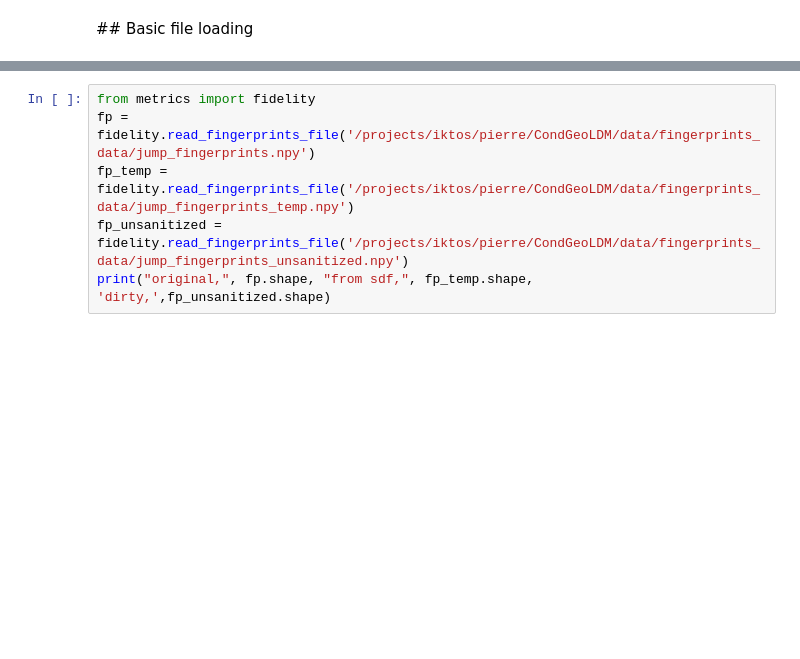
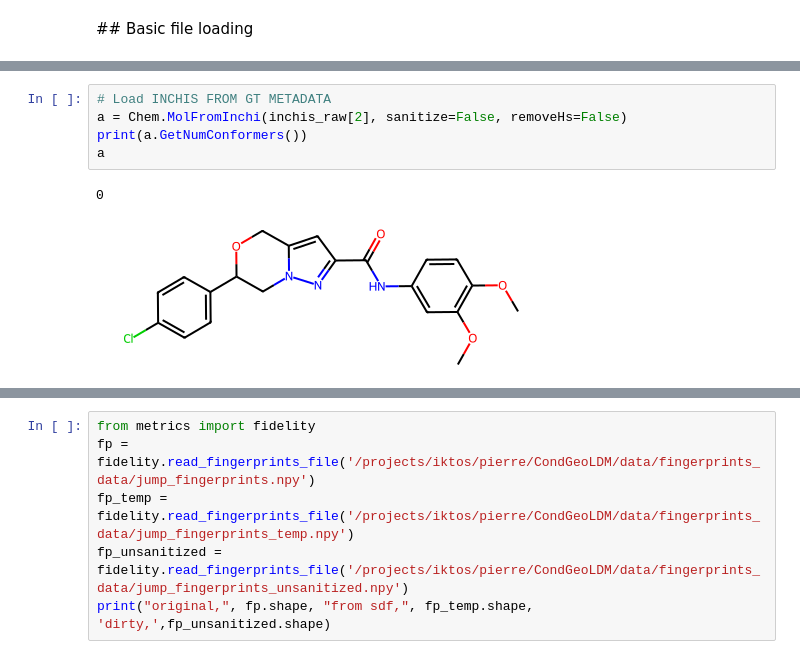
Before and after one commit to pierre-pauchet/Img2Mol, a Jupyter notebook: sandbox.ipynb, the cells around one changed output, grey strips where cells are left out. Saved outputs shown, nothing was run; the diff lists cells and outputs as text; blank space fills up the shorter version.

```diff
--- a/sandbox.ipynb
+++ b/sandbox.ipynb
@@ -13,0 +168,8 @@ charac = np.load('/projects/iktos/pierre/CondGeoLDM/data/jump/charac_30_h.npy',
+# %%
+# Load INCHIS FROM GT METADATA
+a = Chem.MolFromInchi(inchis_raw[2], sanitize=False, removeHs=False)
+print(a.GetNumConformers())
+a
+# %% [output]
+0
+[figure, added]
```
Also changed, not shown: parts of 12 cells of this notebook, 2 other files.
